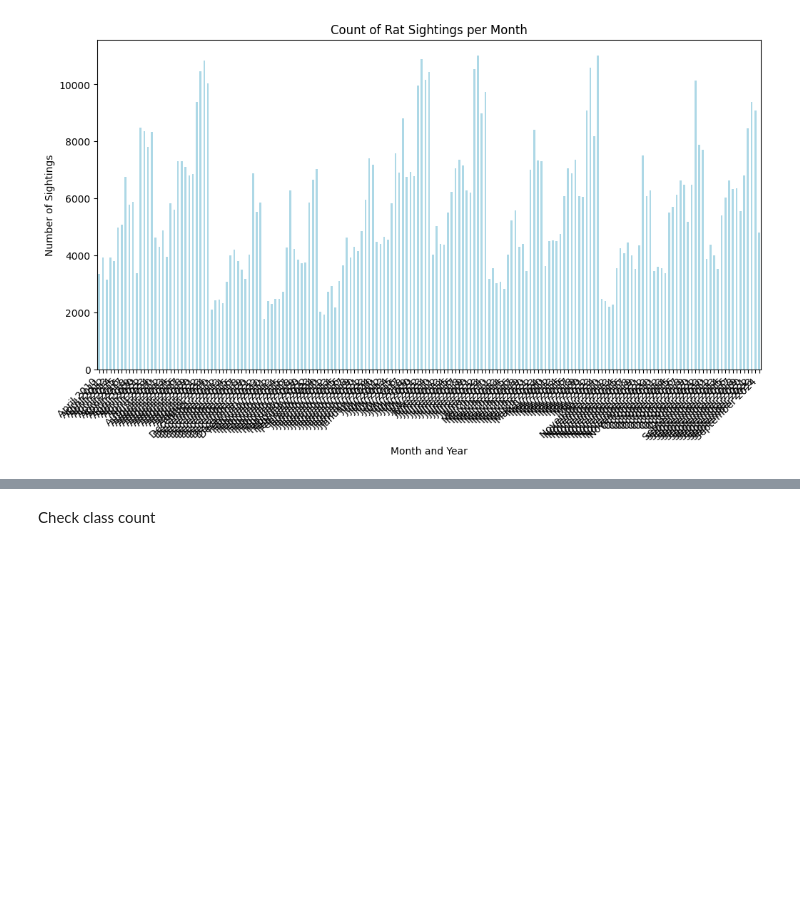
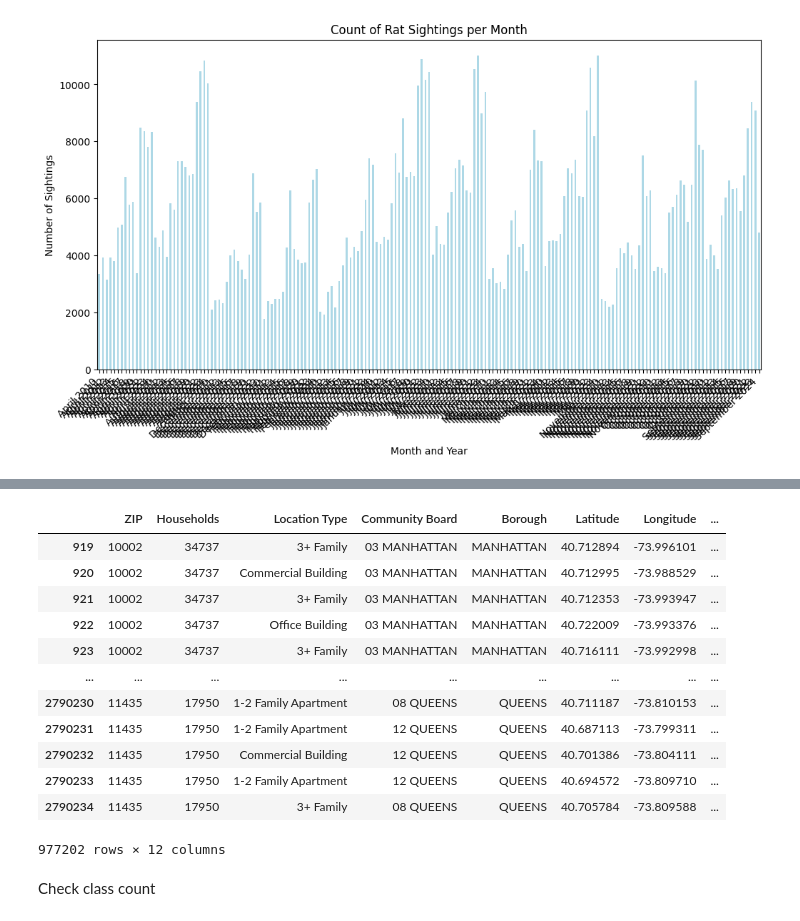
Before and after one commit to trishaa4144/cmsc320-final, a Jupyter notebook: ml_sob.ipynb, the cells around one changed output, grey strips where cells are left out. Cells and saved outputs as stored; diff of their text form; code cells hidden in the pictures; blank space fills up the shorter version.

```diff
--- a/ml_sob.ipynb
+++ b/ml_sob.ipynb
@@ -261,3 +270,26 @@ Index(['ZIP', 'Households', 'Location Type', 'Community Board', 'Borough',
+# %%
+# Define summer months
+summer_months = [6, 7, 8]
+
+# Add a new column for summer (1 for summer, 0 for others)
+income_rat_df['Is_Summer'] = income_rat_df['Month'].apply(lambda x: 1 if x in summer_months else 0)
+
+# Check the updated DataFrame
+income_rat_df
+# %% [output]
+|  | ZIP | Households | Location Type | Community Board | Borough | Latitude | Longitude | ... |
+| 919 | 10002 | 34737 | 3+ Family | 03 MANHATTAN | MANHATTAN | 40.712894 | -73.996101 | ... |
+| 920 | 10002 | 34737 | Commercial Building | 03 MANHATTAN | MANHATTAN | 40.712995 | -73.988529 | ... |
+| 921 | 10002 | 34737 | 3+ Family | 03 MANHATTAN | MANHATTAN | 40.712353 | -73.993947 | ... |
+| 922 | 10002 | 34737 | Office Building | 03 MANHATTAN | MANHATTAN | 40.722009 | -73.993376 | ... |
+| 923 | 10002 | 34737 | 3+ Family | 03 MANHATTAN | MANHATTAN | 40.716111 | -73.992998 | ... |
+| ... | ... | ... | ... | ... | ... | ... | ... | ... |
+| 2790230 | 11435 | 17950 | 1-2 Family Apartment | 08 QUEENS | QUEENS | 40.711187 | -73.810153 | ... |
+| 2790231 | 11435 | 17950 | 1-2 Family Apartment | 12 QUEENS | QUEENS | 40.687113 | -73.799311 | ... |
+| 2790232 | 11435 | 17950 | Commercial Building | 12 QUEENS | QUEENS | 40.701386 | -73.804111 | ... |
+| 2790233 | 11435 | 17950 | 1-2 Family Apartment | 12 QUEENS | QUEENS | 40.694572 | -73.809710 | ... |
+| 2790234 | 11435 | 17950 | 3+ Family | 08 QUEENS | QUEENS | 40.705784 | -73.809588 | ... |
+977202 rows × 12 columns
 # %% [markdown]
 Check class count
 # %%
```
Also changed, not shown: parts of 2 cells of this notebook.
